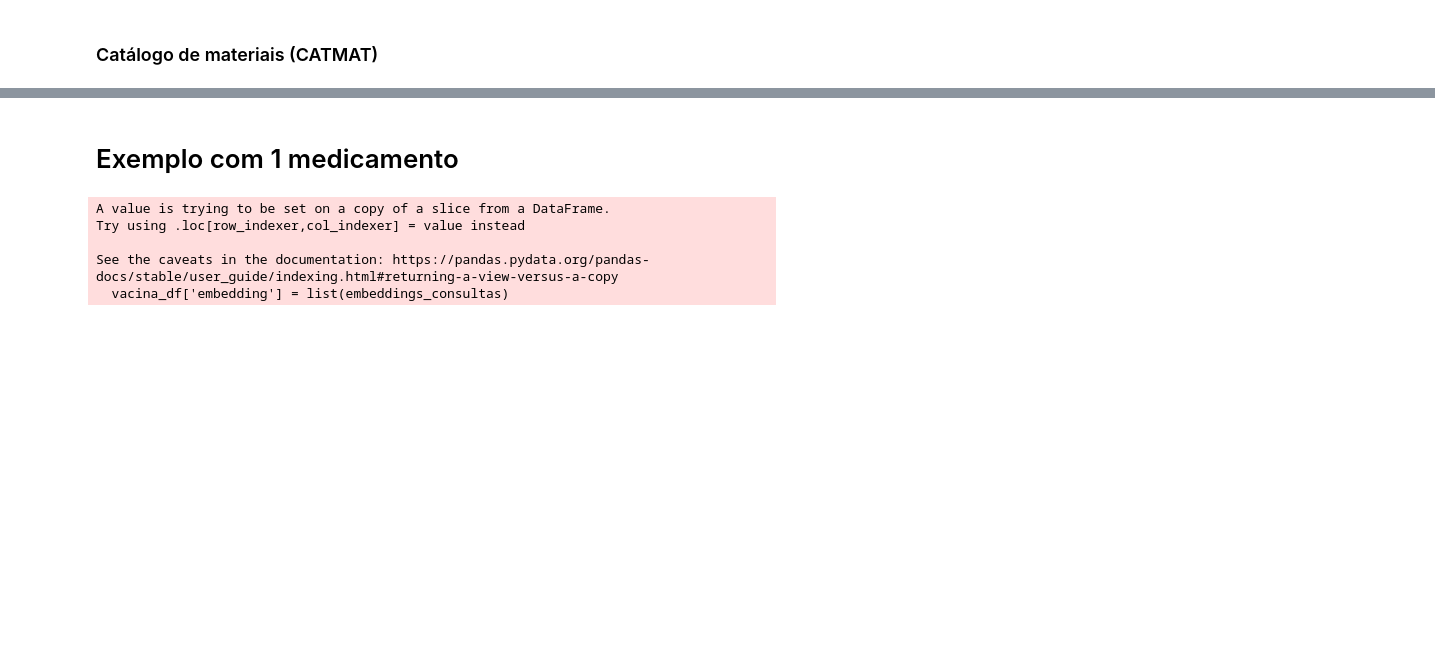
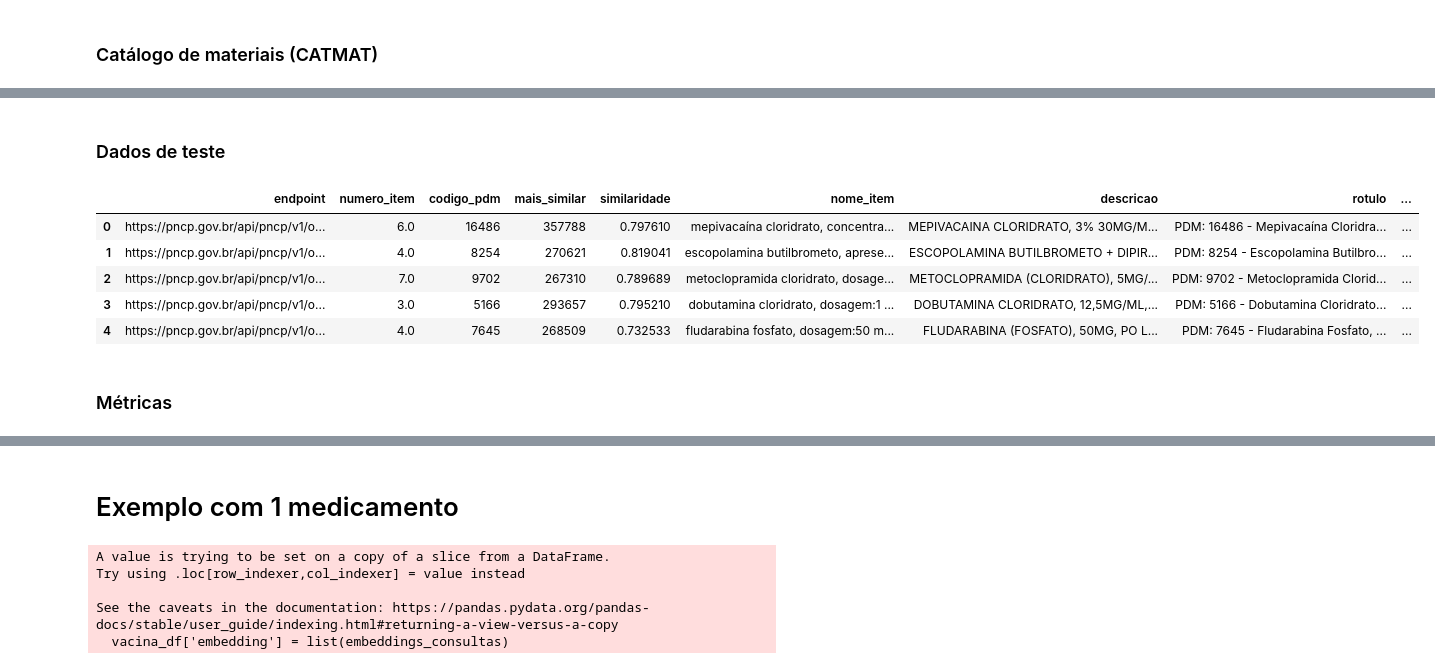
Before and after one commit to Transparencia-Brasil/cesta-de-precos-pncp, a Jupyter notebook: tasks/experimento-LLM/src/identifica-medicamentos.ipynb, the cells around one changed output, grey strips where cells are left out. Saved outputs shown, nothing was run; the diff lists cells and outputs as text; code cells hidden in the pictures; blank space fills up the shorter version.

```diff
--- a/tasks/experimento-LLM/src/identifica-medicamentos.ipynb
+++ b/tasks/experimento-LLM/src/identifica-medicamentos.ipynb
@@ -196,0 +188,21 @@ catmat_df.to_csv("../outputs/catmat-embeddings.csv")
+# %%
+# Lê o arquivo de dados
+rotulos_df  = pd.read_csv("../inputs/medicamentos-rotulados.csv")
+
+# Renomeia as colunas, padronizando-as
+rotulos_df.columns = ['endpoint', 'numero_item', 'codigo_pdm', 'descricao', 'unidade_medida', 'rotulo', 'codigo_br', 'medicamento', 'observacao']
+
+# Seleciona as colunas que serão úteis
+rotulos_df = rotulos_df[['endpoint', 'numero_item', 'descricao', 'rotulo', 'codigo_br', 'medicamento']]
+
+# Converte "Sim" para True e "Não" para False na coluna "medicamento"
+rotulos_df["medicamento"] = rotulos_df["medicamento"].map({"Sim": True, "Não": False})
+
+# Remove os rotulos incertos (medicamento == nan)
+rotulos_df = rotulos_df.dropna(subset=["medicamento"])
+
+# Converte a coluna para booleano
+rotulos_df['medicamento'] = rotulos_df['medicamento'].astype(bool)
+
+# Visualiza os dados
+rotulos_df.head(5)
@@ -196,0 +216,23 @@ catmat_df.to_csv("../outputs/catmat-embeddings.csv")
+# %% [markdown]
+### Dados de teste
+# %%
+# Lê o arquivo de dados
+teste_df = pd.read_csv("../outputs/medicamentos-embeddings.csv")
+
+# Seleciona as colunas que serão úteis
+teste_df = teste_df[['endpoint', 'numeroItem', 'codigo_pdm', 'mais_similar', 'similaridade', 'nome_item']].rename(columns={"numeroItem": "numero_item"})
+
+# Seleciona somente os itens que foram rotulado
+teste_df = teste_df.merge(rotulos_df, on = ['endpoint', 'numero_item'], how = 'inner')
+
+# Visualiza os dados
+teste_df.head(5)
+# %% [output]
+|  | endpoint | numero_item | codigo_pdm | mais_similar | similaridade | nome_item | descricao | rotulo | ... |
+| 0 | https://pncp.gov.br/api/pncp/v1/o... | 6.0 | 16486 | 357788 | 0.797610 | mepivacaína cloridrato, concentra... | MEPIVACAINA CLORIDRATO, 3% 30MG/M... | PDM: 16486 - Mepivacaína Cloridra... | ... |
+| 1 | https://pncp.gov.br/api/pncp/v1/o... | 4.0 | 8254 | 270621 | 0.819041 | escopolamina butilbrometo, aprese... | ESCOPOLAMINA BUTILBROMETO + DIPIR... | PDM: 8254 - Escopolamina Butilbro... | ... |
+| 2 | https://pncp.gov.br/api/pncp/v1/o... | 7.0 | 9702 | 267310 | 0.789689 | metoclopramida cloridrato, dosage... | METOCLOPRAMIDA (CLORIDRATO), 5MG/... | PDM: 9702 - Metoclopramida Clorid... | ... |
+| 3 | https://pncp.gov.br/api/pncp/v1/o... | 3.0 | 5166 | 293657 | 0.795210 | dobutamina cloridrato, dosagem:1 ... | DOBUTAMINA CLORIDRATO, 12,5MG/ML,... | PDM: 5166 - Dobutamina Cloridrato... | ... |
+| 4 | https://pncp.gov.br/api/pncp/v1/o... | 4.0 | 7645 | 268509 | 0.732533 | fludarabina fosfato, dosagem:50 m... | FLUDARABINA (FOSFATO), 50MG, PO L... | PDM: 7645 - Fludarabina Fosfato, ... | ... |
+# %% [markdown]
+### Métricas
```
Also changed, not shown: parts of 19 cells of this notebook, 3 other files.
